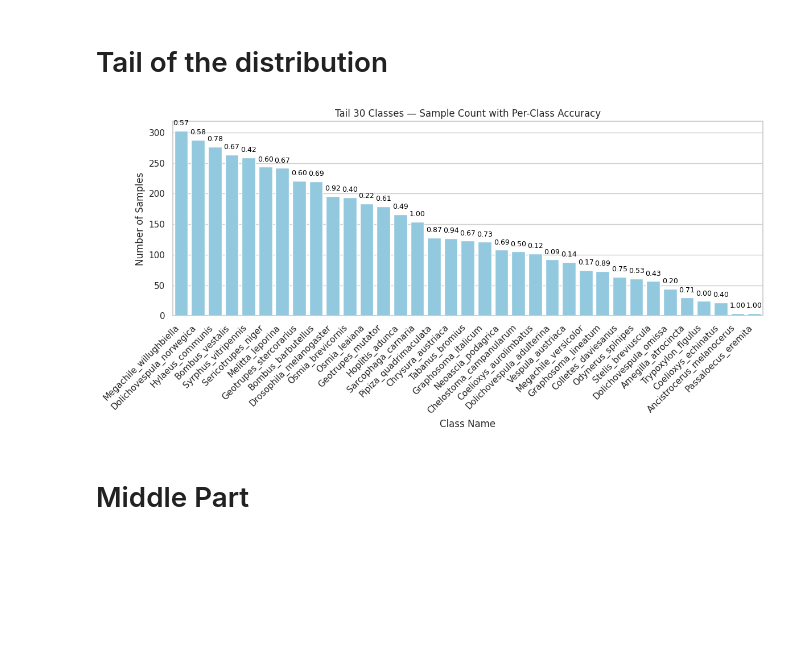
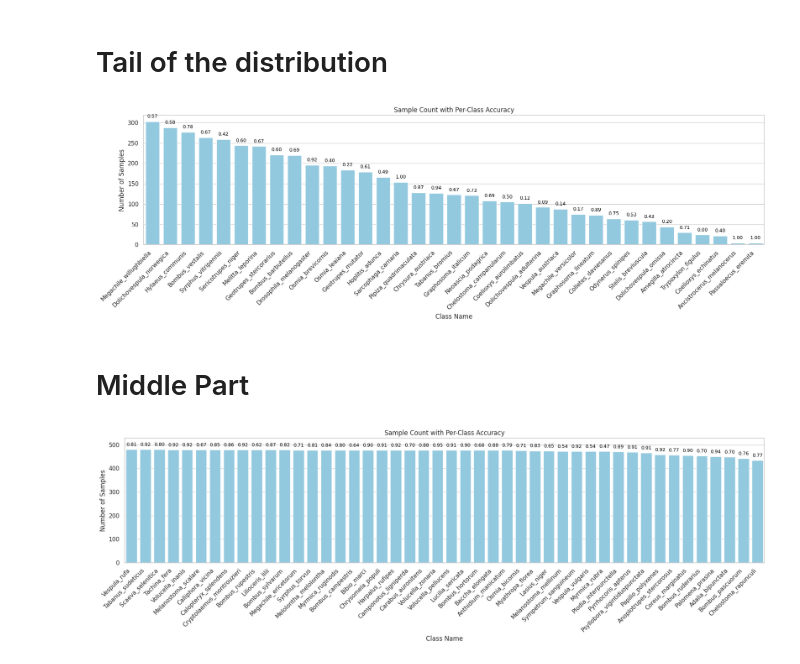
Before and after one commit to hdogan84/insect_cnn, a Jupyter notebook: notebooks/02_Accuracy_vs_Sample_Size.ipynb, the cells around one changed output. Saved outputs shown, nothing was run; the diff lists cells and outputs as text; code cells hidden in the pictures; blank space fills up the shorter version.

```diff
--- a/notebooks/02_Accuracy_vs_Sample_Size.ipynb
+++ b/notebooks/02_Accuracy_vs_Sample_Size.ipynb
@@ -144,44 +147,13 @@ plt.show()
 # Tail of the distribution
 # %%
 df_sorted = counts_by_classname.sort_values(by="count", ascending=False).tail(35)
+plot_acc_vs_sample_size(df_sorted)
+# %% [output]
+[figure, added]
-# %%
-plt.figure(figsize=(12, 6))
-sns.set(style="whitegrid")
-
-# Bar plot
-bars = sns.barplot(
-    x='class_name',
-    y='count',
-    data=df_sorted,
-    color='skyblue'
-)
-
-# Offset for label placement (for clarity)
-y_offset = 0.02 * df_sorted['count'].max()
-
-# Add accuracy text above each bar
-for i, row in enumerate(df_sorted.itertuples()):
-    plt.text(
-        i,
-        row.count + y_offset,
-        f"{row.accuracy:.2f}",
-        ha='center',
-        va='bottom',
-        fontsize=9,
-        color='black'
-    )
-
-
-# Styling
-plt.xticks(rotation=45, ha='right')
-plt.xlabel("Class Name")
-plt.ylabel("Number of Samples")
-plt.title("Tail 30 Classes — Sample Count with Per-Class Accuracy")
-plt.tight_layout()
-plt.show()
-# %% [output]
-[figure, removed]
 # %% [markdown]
 # Middle Part
 # %%
-df_sorted = counts_by_classname.sort_values(by="count", ascending=False).iloc[35:-35]
+df_sorted = counts_by_classname.sort_values(by="count", ascending=False).iloc[40:-40]
+plot_acc_vs_sample_size(df_sorted)
+# %% [output]
+[figure, added]
```
Also changed, not shown: parts of 4 cells of this notebook, 2 other files.
